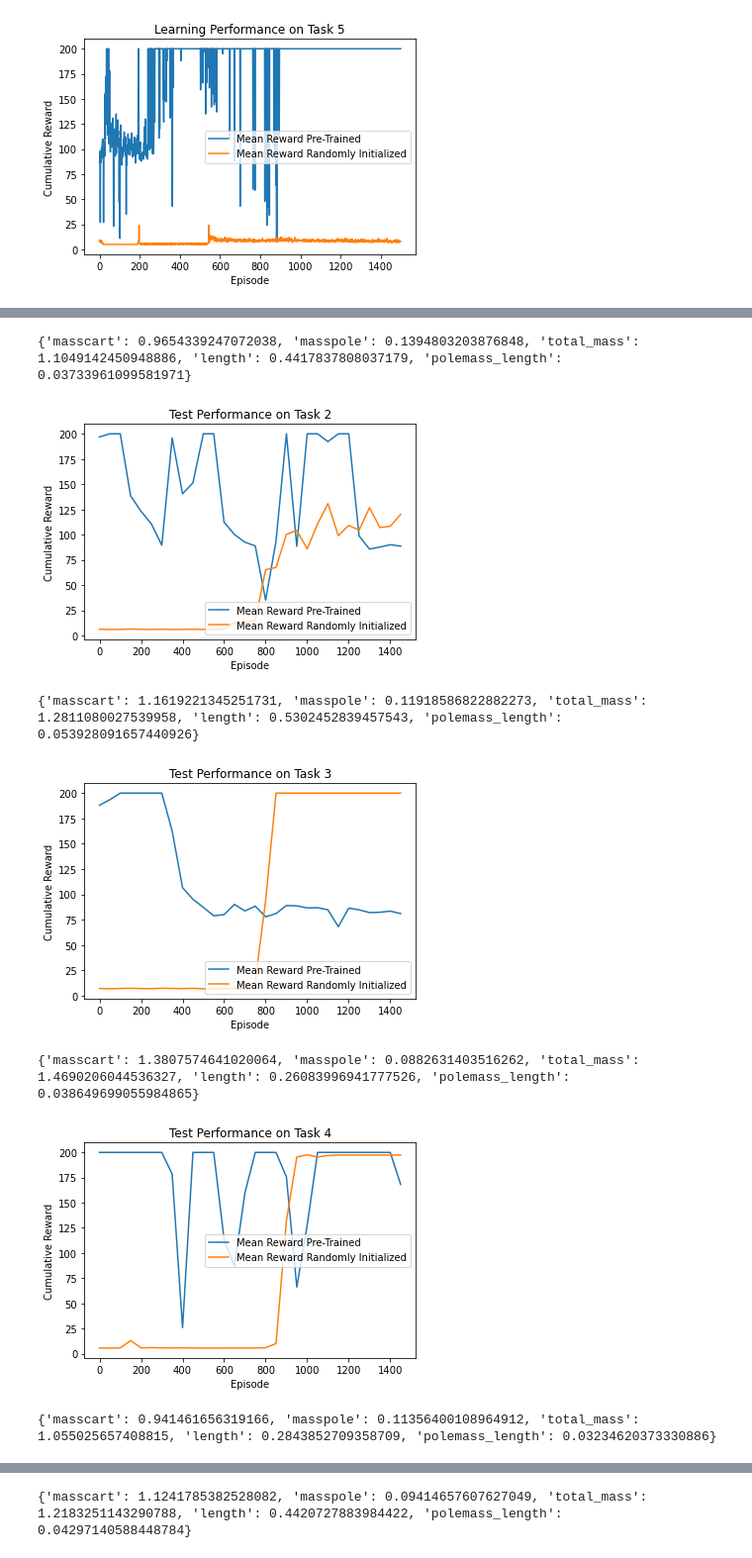
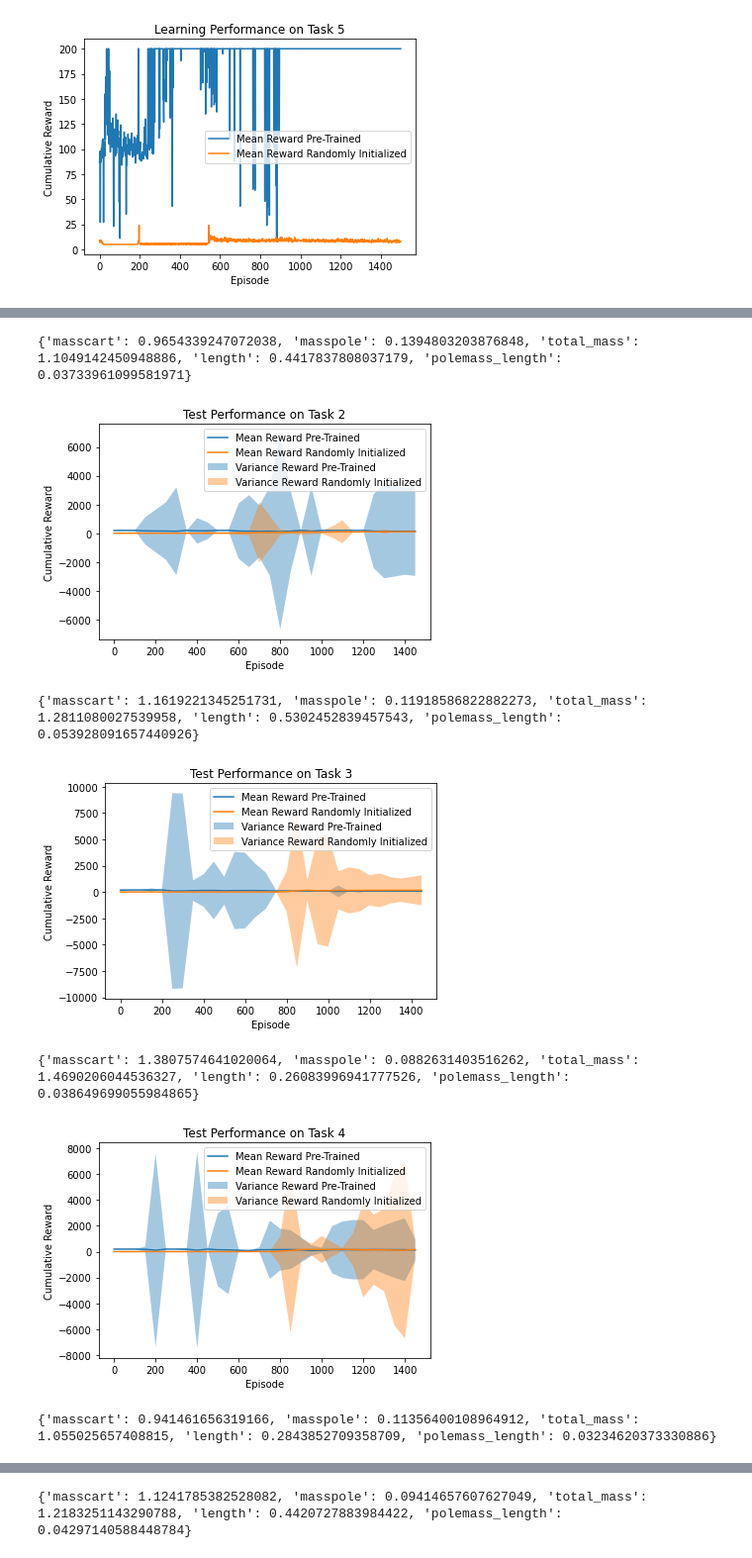
Before and after one commit to mattesko/Transfer-Deep-Reinforcement-Learning, a Jupyter notebook: ddpg_cart.ipynb, the cells around one changed output, grey strips where cells are left out. Shown at 99% size. Drawn from its saved outputs; the diff is of its cells as text; code cells hidden in the pictures.

```diff
--- a/ddpg_cart.ipynb
+++ b/ddpg_cart.ipynb
@@ -922,3 +932,25 @@ for i in range(Variables.NUM_TASKS):
 [figure]
 {'masscart': 0.941461656319166, 'masspole': 0.11356400108964912, 'total_mass': 1.055025657408815, 'length': 0.2843852709358709, 'polemass_length': 0.03234620373330886}
 [figure]
+# %%
+# Varying each parameter
+x_ticks = [i for i in range(Variables.NUM_EPISODES)]
+for i in range(Variables.NUM_TASKS):
+    average = average_transfer_per_task[i]
+    variance = variance_transfer_per_task[i]
+    plt.plot(average)
+    plt.fill_between(len(average), average+variance, average-variance, alpha=0.4)
+
+    average = average_scratch_per_task[i]
+    variance = variance_scratch_per_task[i]
+    plt.plot(average)
+    plt.fill_between(len(average), average+variance, average-variance, alpha=0.4)
+
+    print(tasks[i])
+    plt.title(f"Learning Performance on Task {i+1}")
+    plt.xlabel('Episode')
+    plt.ylabel('Cumulative Reward')
+    plt.legend(('Mean Reward Pre-Trained', 'Mean Reward Randomly Initialized',
+               'Variance Reward Pre-Trained', 'Variance Reward Randomly Initialized'))
+    plt.savefig(os.path.join(plots_path, f'w_variance_task_{i+1}.png'))
+    plt.show()
@@ -941,8 +984,9 @@ for i in range(Variables.NUM_TASKS):
     plt.title(f"Test Performance on Task {i+1}")
     plt.xlabel('Episode')
     plt.ylabel('Cumulative Reward')
-    plt.legend(('Mean Reward Pre-Trained', 'Mean Reward Randomly Initialized'), loc=0)
-#     plt.savefig(os.path.join(plots_path, f'test_on_task_{i+1}.png'))
+    plt.legend(('Mean Reward Pre-Trained', 'Mean Reward Randomly Initialized',
+               'Variance Reward Pre-Trained', 'Variance Reward Randomly Initialized'), loc=0)
+    plt.savefig(os.path.join(plots_path, f'w_variance_test_on_task_{i+1}.png'))
     plt.show()
 # %% [output]
 {'masscart': 1.1241785382528082, 'masspole': 0.09414657607627049, 'total_mass': 1.2183251143290788, 'length': 0.4420727883984422, 'polemass_length': 0.04297140588448784}
@@ -950,7 +994,7 @@ for i in range(Variables.NUM_TASKS):
 {'masscart': 0.9654339247072038, 'masspole': 0.1394803203876848, 'total_mass': 1.1049142450948886, 'length': 0.4417837808037179, 'polemass_length': 0.03733961099581971}
-[figure, old version]
+[figure, new version]
 {'masscart': 1.1619221345251731, 'masspole': 0.11918586822882273, 'total_mass': 1.2811080027539958, 'length': 0.5302452839457543, 'polemass_length': 0.053928091657440926}
-[figure, old version]
+[figure, new version]
 {'masscart': 1.3807574641020064, 'masspole': 0.0882631403516262, 'total_mass': 1.4690206044536327, 'length': 0.26083996941777526, 'polemass_length': 0.038649699055984865}
-[figure, old version]
+[figure, new version]
 {'masscart': 0.941461656319166, 'masspole': 0.11356400108964912, 'total_mass': 1.055025657408815, 'length': 0.2843852709358709, 'polemass_length': 0.03234620373330886}
```
Also changed, not shown: parts of 4 cells of this notebook, 1 other file.
